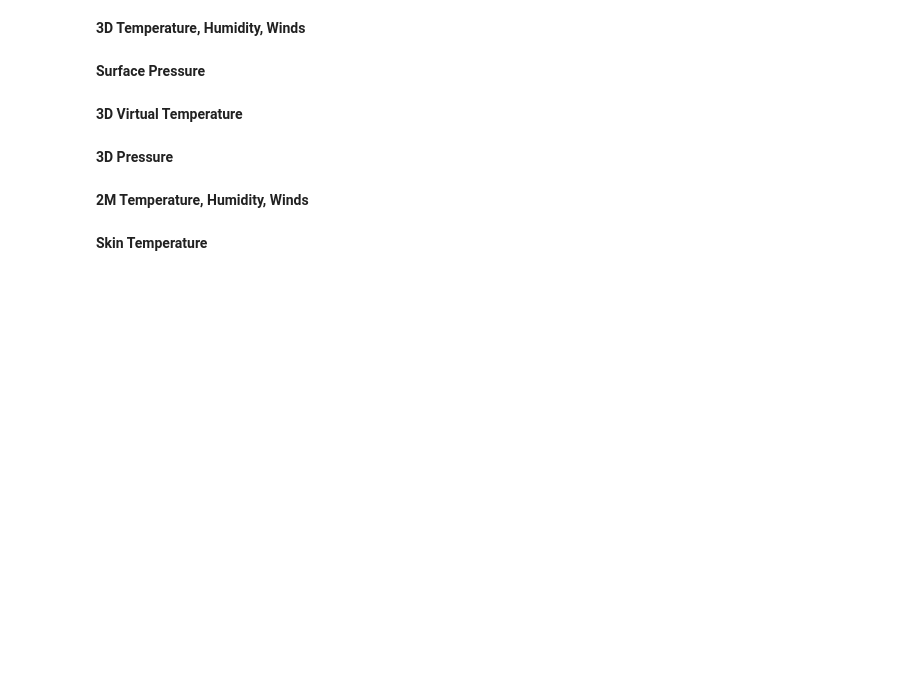
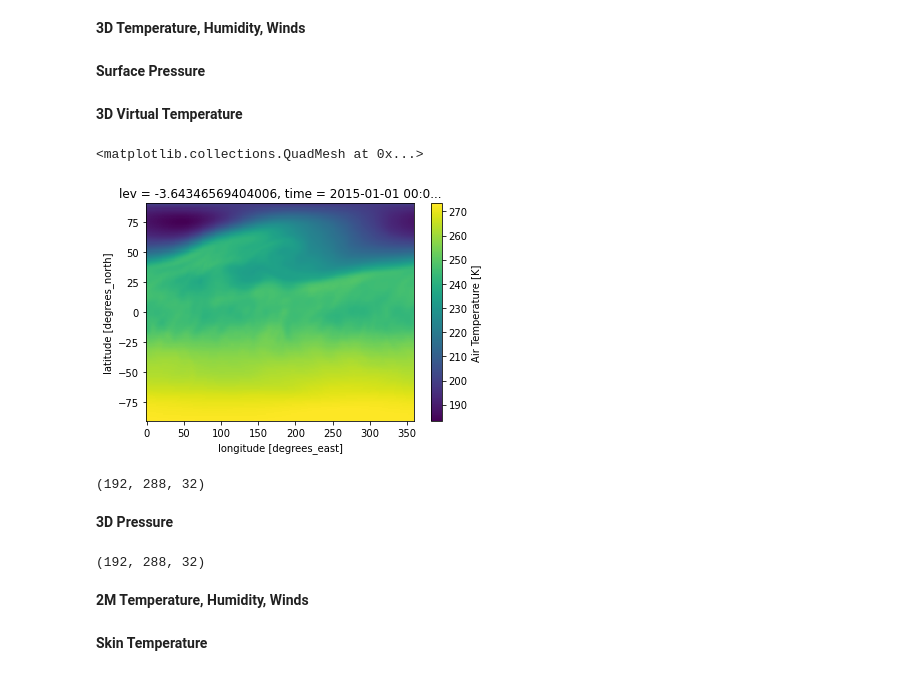
Before and after one commit to geosciz/nc2im_cesm2, a Jupyter notebook: process_nc.ipynb, the cells around one changed output. Saved outputs shown, nothing was run; the diff lists cells and outputs as text; code cells hidden in the pictures; blank space fills up the shorter version.

```diff
--- a/process_nc.ipynb
+++ b/process_nc.ipynb
@@ -140,8 +126,23 @@ tv = t*(1.+q*0.61)
 da = DataArray(name='tv', data=float32(tv)).transpose('dim_1', 'dim_2', 'dim_0')
 file_name = 'tv_' + file_time + '.nc'
 da.to_netcdf(im_path+file_name)
+# %%
+a = dss[0].ta.sel(time=t6hr).sortby('lev')
+# %%
+a.isel(lev=-1).plot()
+# %% [output]
+<matplotlib.collections.QuadMesh at 0x...>
+[figure, added]
+# %%
+da.shape
+# %% [output]
+(192, 288, 32)
 # %% [markdown]
 **3D Pressure**
+# %%
+da.shape
+# %% [output]
+(192, 288, 32)
 # %%
 ds = dss[0].ta.sel(time=t6hr).sortby('lev')
 shape = ds.shape
```
Also changed, not shown: parts of 9 cells of this notebook, 3 other files.
